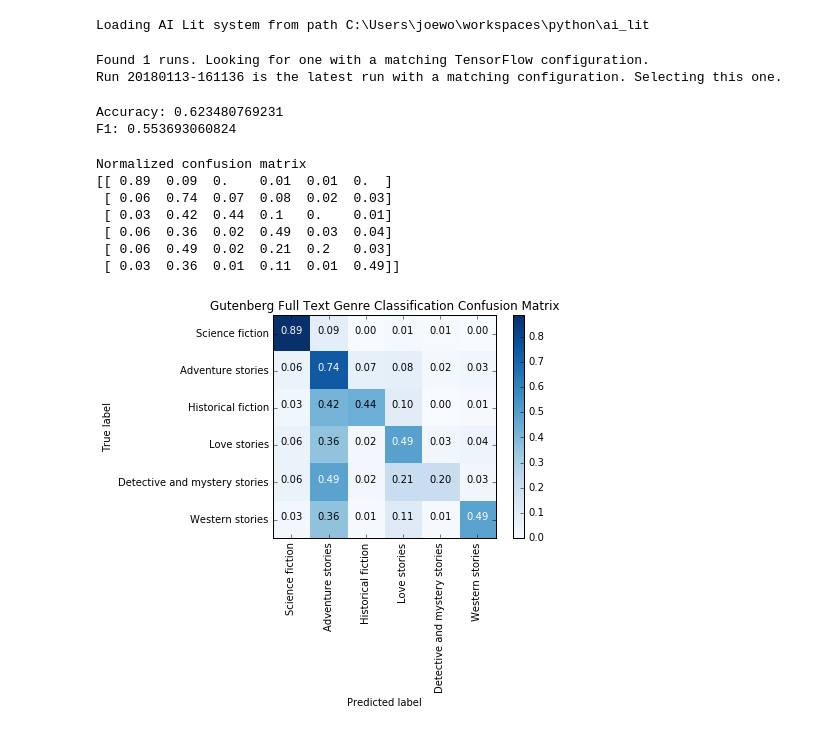
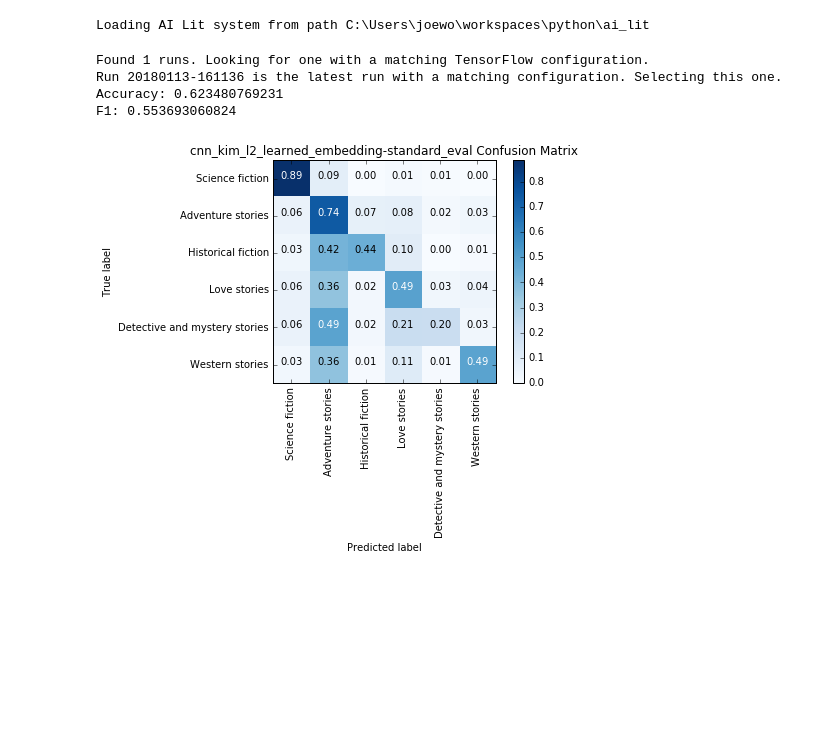
Before and after one commit to joeworsh/ai-lit, a Jupyter notebook: ai_lit/analysis/gutenberg/gb_full_cnn_learned_embeddings_1.ipynb, the cells around one changed output. Cells and saved outputs as stored; diff of their text form; code cells hidden in the pictures; blank space fills up the shorter version.

```diff
--- a/ai_lit/analysis/gutenberg/gb_full_cnn_learned_embeddings_1.ipynb
+++ b/ai_lit/analysis/gutenberg/gb_full_cnn_learned_embeddings_1.ipynb
@@ -30,39 +26,18 @@ Loading AI Lit system from path C:\Users\joewo\workspaces\python\ai_lit
 # %%
 # use the flags imported from the univserity and the model to set the configuration
 tf.flags.FLAGS.document_length = 5000
 tf.flags.FLAGS.vocab_count = 5000
 tf.flags.FLAGS.embedding_size=100
 
 dataset_wkspc = os.path.join(ai_lit_path, 'workspace', 'gb_input')
 training_wkspc = os.path.join(ai_lit_path, 'workspace', 'gutenberg_full')
 model_name = 'cnn_kim_l2_learned_embedding'
+evaluation_name = 'standard_eval'
 univ = gb_full_cnn_kim.GbFullCnnKimUniversity(model_name, training_wkspc, dataset_wkspc)
+accuracy, f1, cm = analysis_util.train_and_evaluate(univ, model_name, evaluation_name)
+# %% [output]
+Found 1 runs. Looking for one with a matching TensorFlow configuration.
+Run 20180113-161136 is the latest run with a matching configuration. Selecting this one.
+Accuracy: 0.623480769231
+F1: 0.553693060824
+[figure, added]
-# %%
-latest_run = univ.get_latest_run_dir()
-if latest_run is None:
-    latest_run = univ.train()
-targets, predictions = univ.get_or_perform_evaluation(latest_run, standard_eval)
-# %% [output]
-Found 1 runs. Looking for one with a matching TensorFlow configuration.
-Run 20180113-161136 is the latest run with a matching configuration. Selecting this one.
-# %%
-accuracy = accuracy_score(targets, predictions)
-f1 = f1_score(targets, predictions, average='macro')
-print("Accuracy:", accuracy)
-print("F1:", f1)
-# %% [output]
-Accuracy: 0.623480769231
-F1: 0.553693060824
-# %%
-cnf_matrix = confusion_matrix(targets, predictions)
-analysis_util.plot_confusion_matrix(cnf_matrix, classes=univ.subjects, normalize=True,
-                      title='Gutenberg Full Text Genre Classification Confusion Matrix')
-# %% [output]
-Normalized confusion matrix
-[[ 0.89  0.09  0.    0.01  0.01  0.  ]
- [ 0.06  0.74  0.07  0.08  0.02  0.03]
- [ 0.03  0.42  0.44  0.1   0.    0.01]
- [ 0.06  0.36  0.02  0.49  0.03  0.04]
- [ 0.06  0.49  0.02  0.21  0.2   0.03]
- [ 0.03  0.36  0.01  0.11  0.01  0.49]]
-[figure, removed]
```
Also changed, not shown: parts of 1 cell of this notebook, 5 other files.
